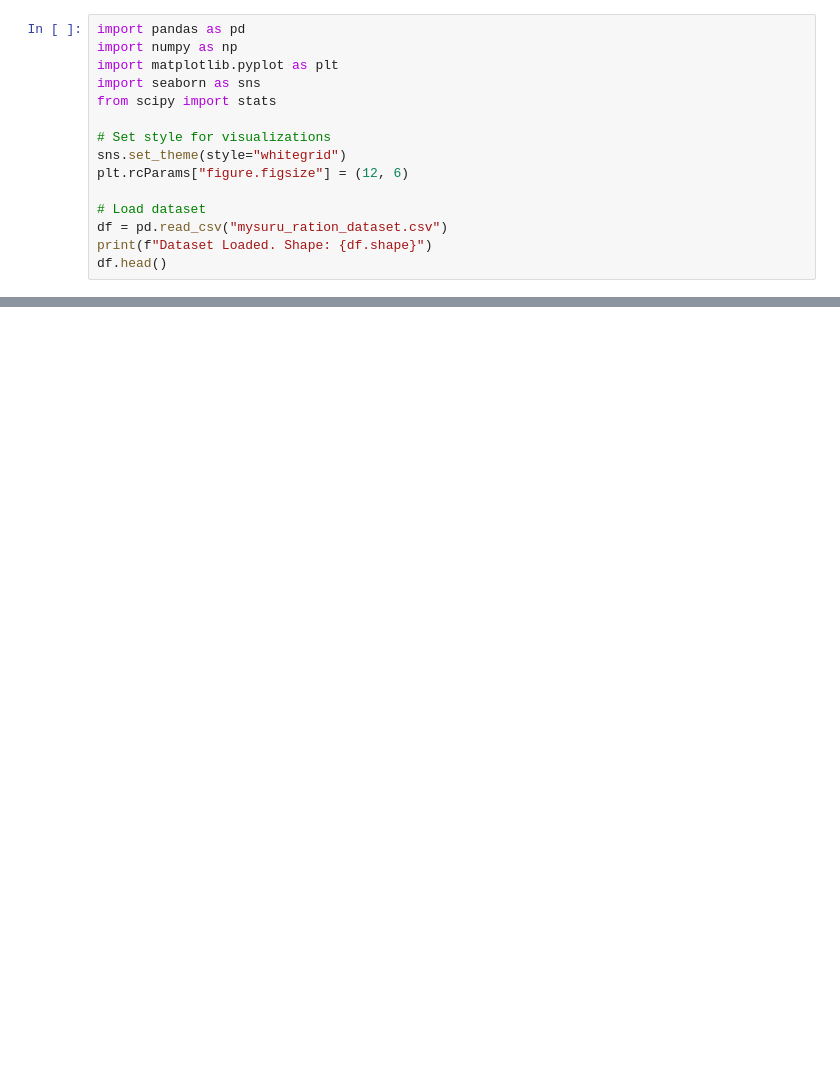
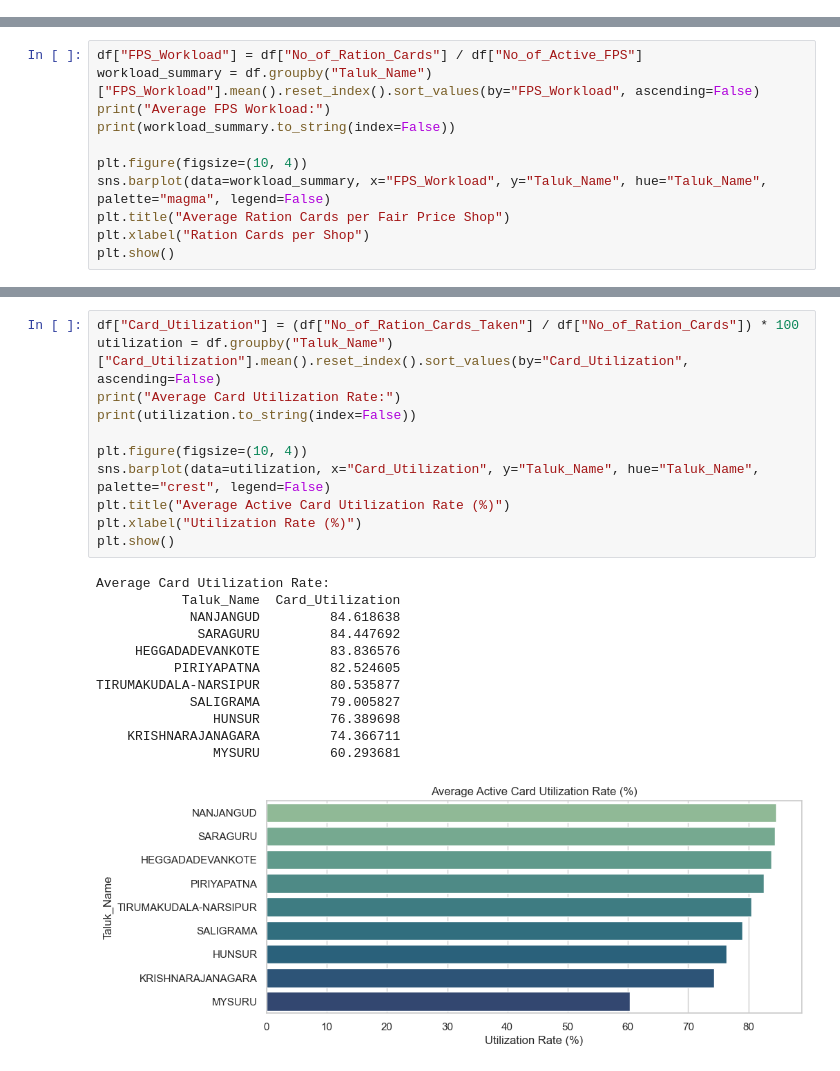
Before and after one commit to jeevanms003/Mysuru-PDS-Data-Mining, a Jupyter notebook: mysuru_ration_analysis.ipynb, the cells around one changed output, grey strips where cells are left out. Saved outputs shown, nothing was run; the diff lists cells and outputs as text; blank space fills up the shorter version.

Commit message:
Expand data mining project to 20 facts covering descriptive, predictive, clustering, and association rule mining

```diff
--- a/mysuru_ration_analysis.ipynb
+++ b/mysuru_ration_analysis.ipynb
@@ -10,15 +0,0 @@ We extract **15 distinct facts, hidden trends, and statistical insights** from t
-# %%
-import pandas as pd
-import numpy as np
-import matplotlib.pyplot as plt
-import seaborn as sns
-from scipy import stats
-
-# Set style for visualizations
-sns.set_theme(style="whitegrid")
-plt.rcParams["figure.figsize"] = (12, 6)
-
-# Load dataset
-df = pd.read_csv("mysuru_ration_dataset.csv")
-print(f"Dataset Loaded. Shape: {df.shape}")
-df.head()
@@ -445,0 +92,11 @@ September                    107655.20
+# %%
+df["FPS_Workload"] = df["No_of_Ration_Cards"] / df["No_of_Active_FPS"]
+workload_summary = df.groupby("Taluk_Name")["FPS_Workload"].mean().reset_index().sort_values(by="FPS_Workload", ascending=False)
+print("Average FPS Workload:")
+print(workload_summary.to_string(index=False))
+
+plt.figure(figsize=(10, 4))
+sns.barplot(data=workload_summary, x="FPS_Workload", y="Taluk_Name", hue="Taluk_Name", palette="magma", legend=False)
+plt.title("Average Ration Cards per Fair Price Shop")
+plt.xlabel("Ration Cards per Shop")
+plt.show()
@@ -445,0 +124,24 @@ September                    107655.20
+# %%
+df["Card_Utilization"] = (df["No_of_Ration_Cards_Taken"] / df["No_of_Ration_Cards"]) * 100
+utilization = df.groupby("Taluk_Name")["Card_Utilization"].mean().reset_index().sort_values(by="Card_Utilization", ascending=False)
+print("Average Card Utilization Rate:")
+print(utilization.to_string(index=False))
+
+plt.figure(figsize=(10, 4))
+sns.barplot(data=utilization, x="Card_Utilization", y="Taluk_Name", hue="Taluk_Name", palette="crest", legend=False)
+plt.title("Average Active Card Utilization Rate (%)")
+plt.xlabel("Utilization Rate (%)")
+plt.show()
+# %% [output]
+Average Card Utilization Rate:
+           Taluk_Name  Card_Utilization
+            NANJANGUD         84.618638
+             SARAGURU         84.447692
+     HEGGADADEVANKOTE         83.836576
+          PIRIYAPATNA         82.524605
+TIRUMAKUDALA-NARSIPUR         80.535877
+            SALIGRAMA         79.005827
+               HUNSUR         76.389698
+    KRISHNARAJANAGARA         74.366711
+               MYSURU         60.293681
+[figure, added]
```
Also changed, not shown: parts of 77 cells of this notebook, 1 other file.
